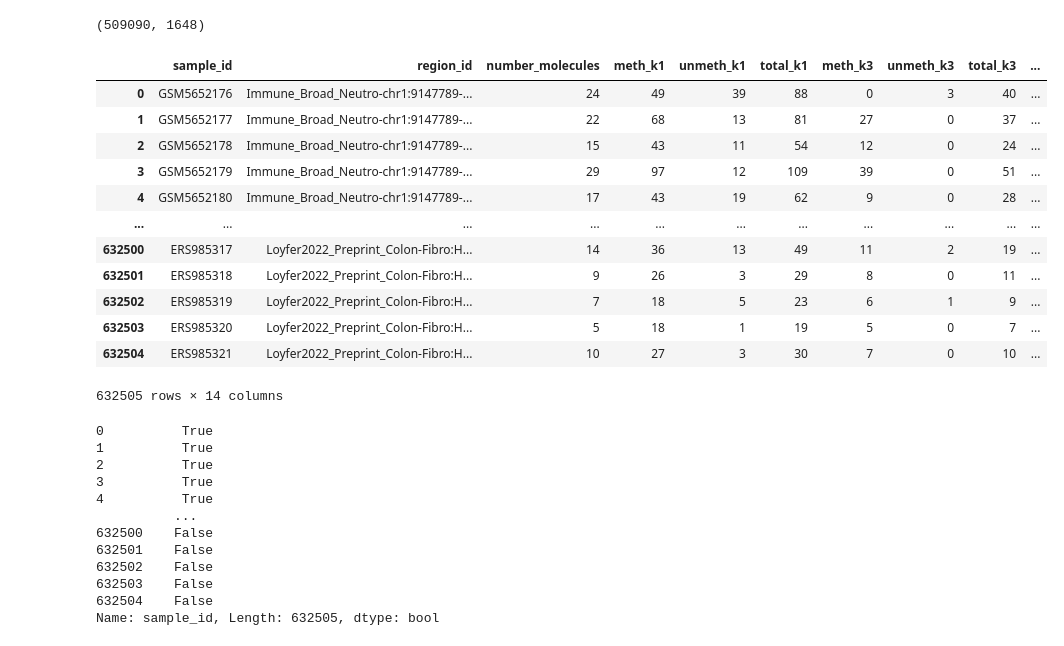
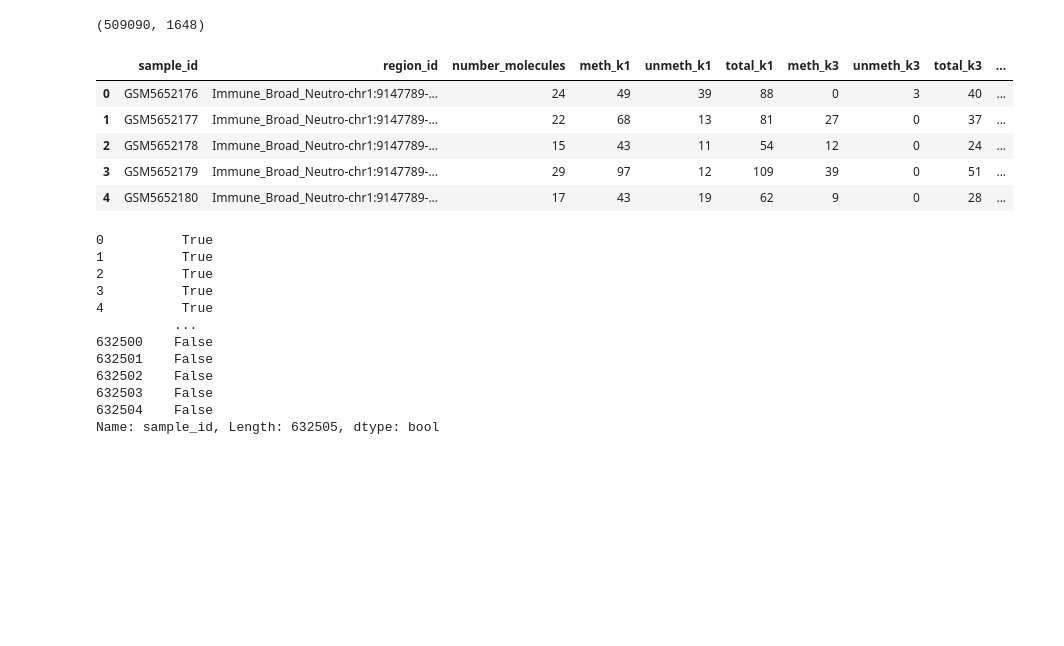
Before and after one commit to gh-msun/gh-msun, a Jupyter notebook: projects/2023_06_26_SRT_deconvolution_MS/notebooks/02_make_inhouse_reference_matrix_tsubset.ipynb, the cells around one changed output. Drawn from its saved outputs; the diff is of its cells as text; code cells hidden in the pictures; blank space fills up the shorter version.

```diff
--- a/projects/2023_06_26_SRT_deconvolution_MS/notebooks/02_make_inhouse_reference_matrix_tsubset.ipynb
+++ b/projects/2023_06_26_SRT_deconvolution_MS/notebooks/02_make_inhouse_reference_matrix_tsubset.ipynb
@@ -186,21 +201,14 @@ score_df.shape[0], score_df['region_id'].nunique()
 (509090, 1648)
 # %%
 score_df = pd.read_csv(SCORE_PATH, sep='\t')
-score_df
+score_df.head()
 # %% [output]
 |  | sample_id | region_id | number_molecules | meth_k1 | unmeth_k1 | total_k1 | meth_k3 | unmeth_k3 | total_k3 | ... |
 | 0 | GSM5652176 | Immune_Broad_Neutro-chr1:9147789-... | 24 | 49 | 39 | 88 | 0 | 3 | 40 | ... |
 | 1 | GSM5652177 | Immune_Broad_Neutro-chr1:9147789-... | 22 | 68 | 13 | 81 | 27 | 0 | 37 | ... |
 | 2 | GSM5652178 | Immune_Broad_Neutro-chr1:9147789-... | 15 | 43 | 11 | 54 | 12 | 0 | 24 | ... |
 | 3 | GSM5652179 | Immune_Broad_Neutro-chr1:9147789-... | 29 | 97 | 12 | 109 | 39 | 0 | 51 | ... |
 | 4 | GSM5652180 | Immune_Broad_Neutro-chr1:9147789-... | 17 | 43 | 19 | 62 | 9 | 0 | 28 | ... |
-| ... | ... | ... | ... | ... | ... | ... | ... | ... | ... | ... |
-| 632500 | ERS985317 | Loyfer2022_Preprint_Colon-Fibro:H... | 14 | 36 | 13 | 49 | 11 | 2 | 19 | ... |
-| 632501 | ERS985318 | Loyfer2022_Preprint_Colon-Fibro:H... | 9 | 26 | 3 | 29 | 8 | 0 | 11 | ... |
-| 632502 | ERS985319 | Loyfer2022_Preprint_Colon-Fibro:H... | 7 | 18 | 5 | 23 | 6 | 1 | 9 | ... |
-| 632503 | ERS985320 | Loyfer2022_Preprint_Colon-Fibro:H... | 5 | 18 | 1 | 19 | 5 | 0 | 7 | ... |
-| 632504 | ERS985321 | Loyfer2022_Preprint_Colon-Fibro:H... | 10 | 27 | 3 | 30 | 7 | 0 | 10 | ... |
-632505 rows × 14 columns
 # %%
 ridxs = score_df['sample_id'].isin(sample_df['sample_id'])
 ridxs
```
Also changed, not shown: parts of 31 cells of this notebook, 2 other files.
